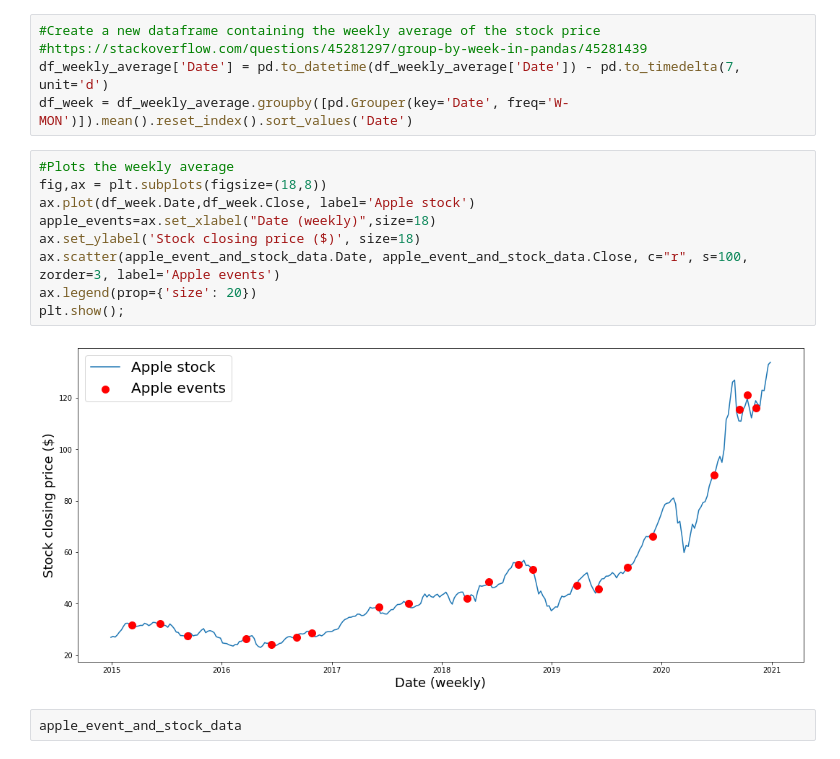
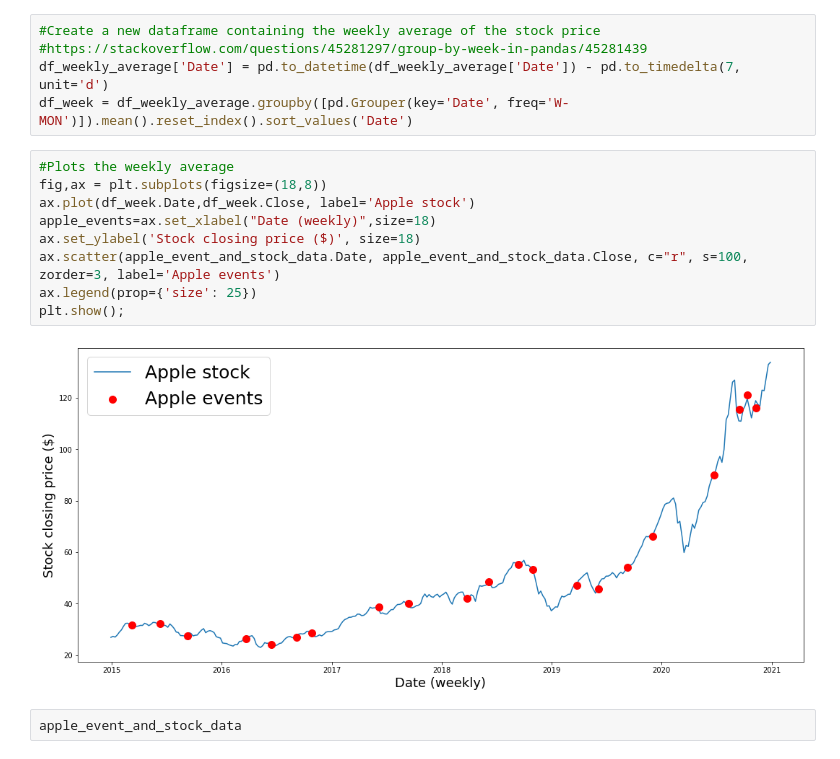
Before and after one commit to epfl-ada/ada-2021-project-club6analysis, a Jupyter notebook: Apple_exploratory_analysis_2.ipynb, the cells around one changed output. Saved outputs shown, nothing was run; the diff lists cells and outputs as text.

```diff
--- a/Apple_exploratory_analysis_2.ipynb
+++ b/Apple_exploratory_analysis_2.ipynb
@@ -100,14 +100,14 @@ df_week = df_weekly_average.groupby([pd.Grouper(key='Date', freq='W-MON')]).mean
 # %%
 #Plots the weekly average
 fig,ax = plt.subplots(figsize=(18,8))
 ax.plot(df_week.Date,df_week.Close, label='Apple stock')
 apple_events=ax.set_xlabel("Date (weekly)",size=18)
 ax.set_ylabel('Stock closing price ($)', size=18)
 ax.scatter(apple_event_and_stock_data.Date, apple_event_and_stock_data.Close, c="r", s=100, zorder=3, label='Apple events')
-ax.legend(prop={'size': 20})
+ax.legend(prop={'size': 25})
 plt.show();
 # %% [output]
-[figure, old version]
+[figure, new version]
 # %%
 apple_event_and_stock_data
 # %% [output]
```
Also changed, not shown: 1 other file.
